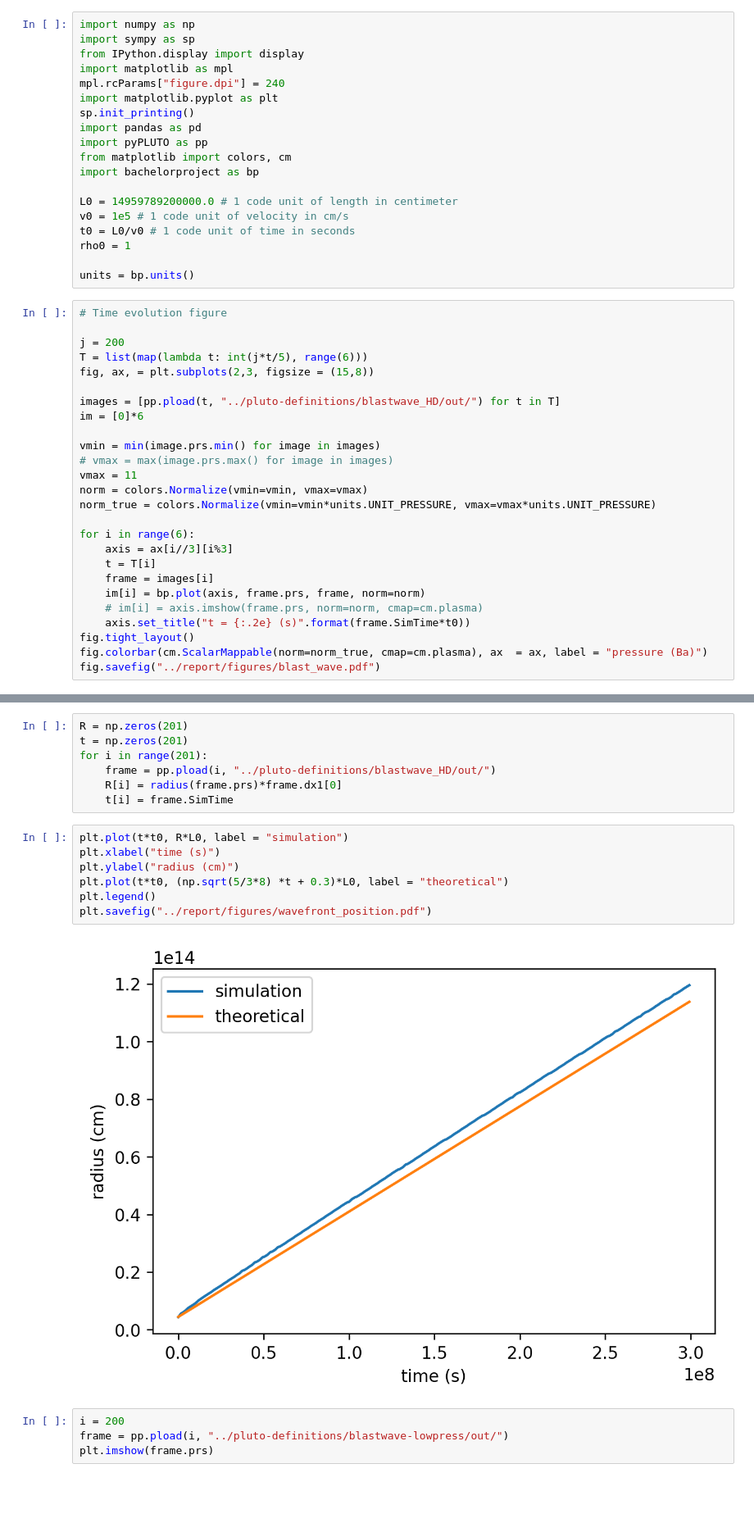
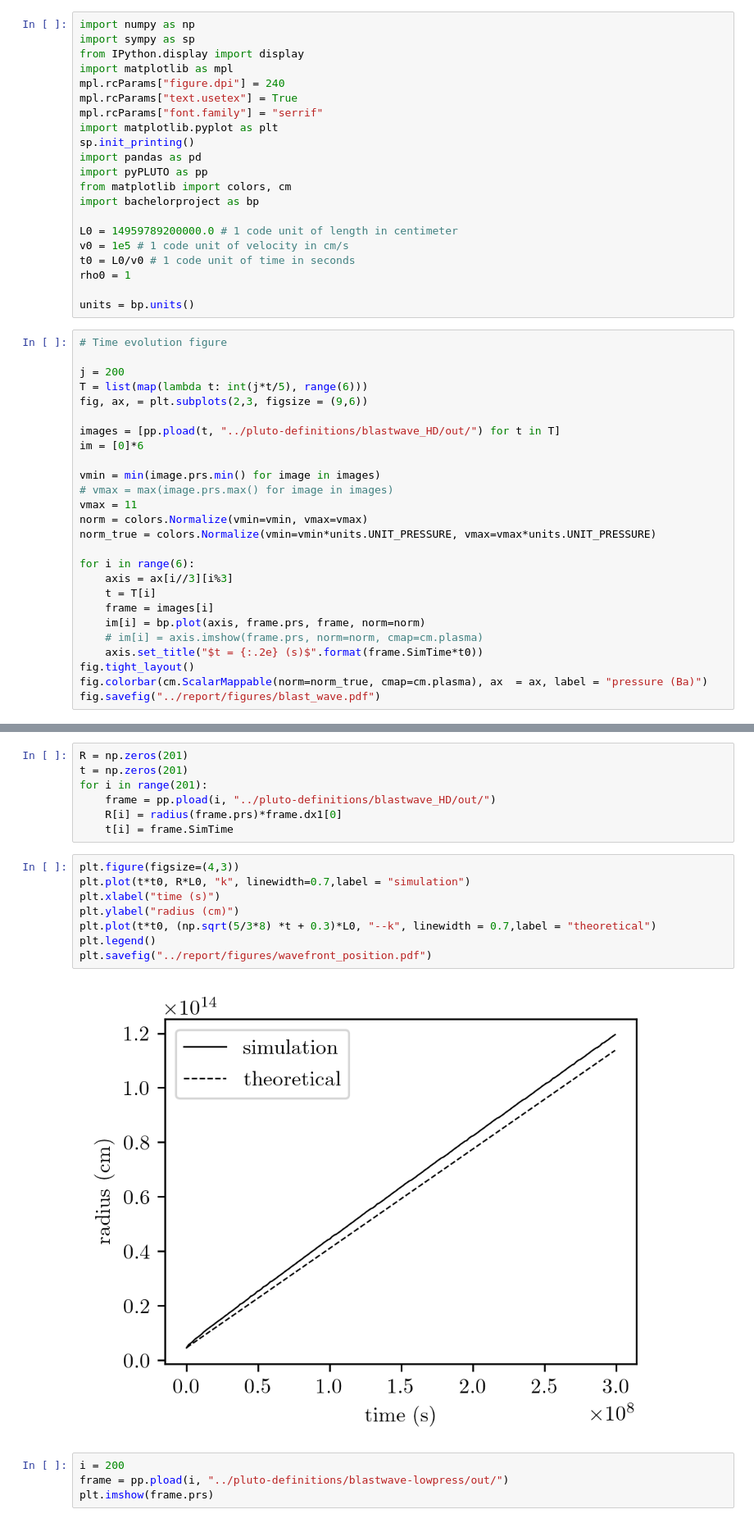
Before and after one commit to MichaelMaex/eindproject-2, a Jupyter notebook: notebooks/Blastwavelowpress.ipynb, the cells around one changed output, grey strips where cells are left out. Shown at 82% size. Cells and saved outputs as stored; diff of their text form; blank space fills up the shorter version.

```diff
--- a/notebooks/Blastwavelowpress.ipynb
+++ b/notebooks/Blastwavelowpress.ipynb
@@ -4,6 +4,8 @@ import sympy as sp
 from IPython.display import display
 import matplotlib as mpl
 mpl.rcParams["figure.dpi"] = 240
+mpl.rcParams["text.usetex"] = True
+mpl.rcParams["font.family"] = "serrif"
 import matplotlib.pyplot as plt
 sp.init_printing()
 import pandas as pd
@@ -22,7 +24,7 @@ units = bp.units()
 
 j = 200
 T = list(map(lambda t: int(j*t/5), range(6)))
-fig, ax, = plt.subplots(2,3, figsize = (15,8))
+fig, ax, = plt.subplots(2,3, figsize = (9,6))
 
 images = [pp.pload(t, "../pluto-definitions/blastwave_HD/out/") for t in T]
 im = [0]*6
@@ -39,7 +41,7 @@ for i in range(6):
     frame = images[i]
     im[i] = bp.plot(axis, frame.prs, frame, norm=norm)
     # im[i] = axis.imshow(frame.prs, norm=norm, cmap=cm.plasma)
-    axis.set_title("t = {:.2e} (s)".format(frame.SimTime*t0))
+    axis.set_title("$t = {:.2e} (s)$".format(frame.SimTime*t0))
 fig.tight_layout()
 fig.colorbar(cm.ScalarMappable(norm=norm_true, cmap=cm.plasma), ax  = ax, label = "pressure (Ba)")
 fig.savefig("../report/figures/blast_wave.pdf")
@@ -64,14 +66,15 @@ for i in range(201):
     R[i] = radius(frame.prs)*frame.dx1[0]
     t[i] = frame.SimTime
 # %%
-plt.plot(t*t0, R*L0, label = "simulation")
+plt.figure(figsize=(4,3))
+plt.plot(t*t0, R*L0, "k", linewidth=0.7,label = "simulation")
 plt.xlabel("time (s)")
 plt.ylabel("radius (cm)")
-plt.plot(t*t0, (np.sqrt(5/3*8) *t + 0.3)*L0, label = "theoretical")
+plt.plot(t*t0, (np.sqrt(5/3*8) *t + 0.3)*L0, "--k", linewidth = 0.7,label = "theoretical")
 plt.legend()
 plt.savefig("../report/figures/wavefront_position.pdf")
 # %% [output]
-[figure, old version]
+[figure, new version]
 # %%
 i = 200
 frame = pp.pload(i, "../pluto-definitions/blastwave-lowpress/out/")
```
Also changed, not shown: parts of 2 cells of this notebook, 11 other files.
